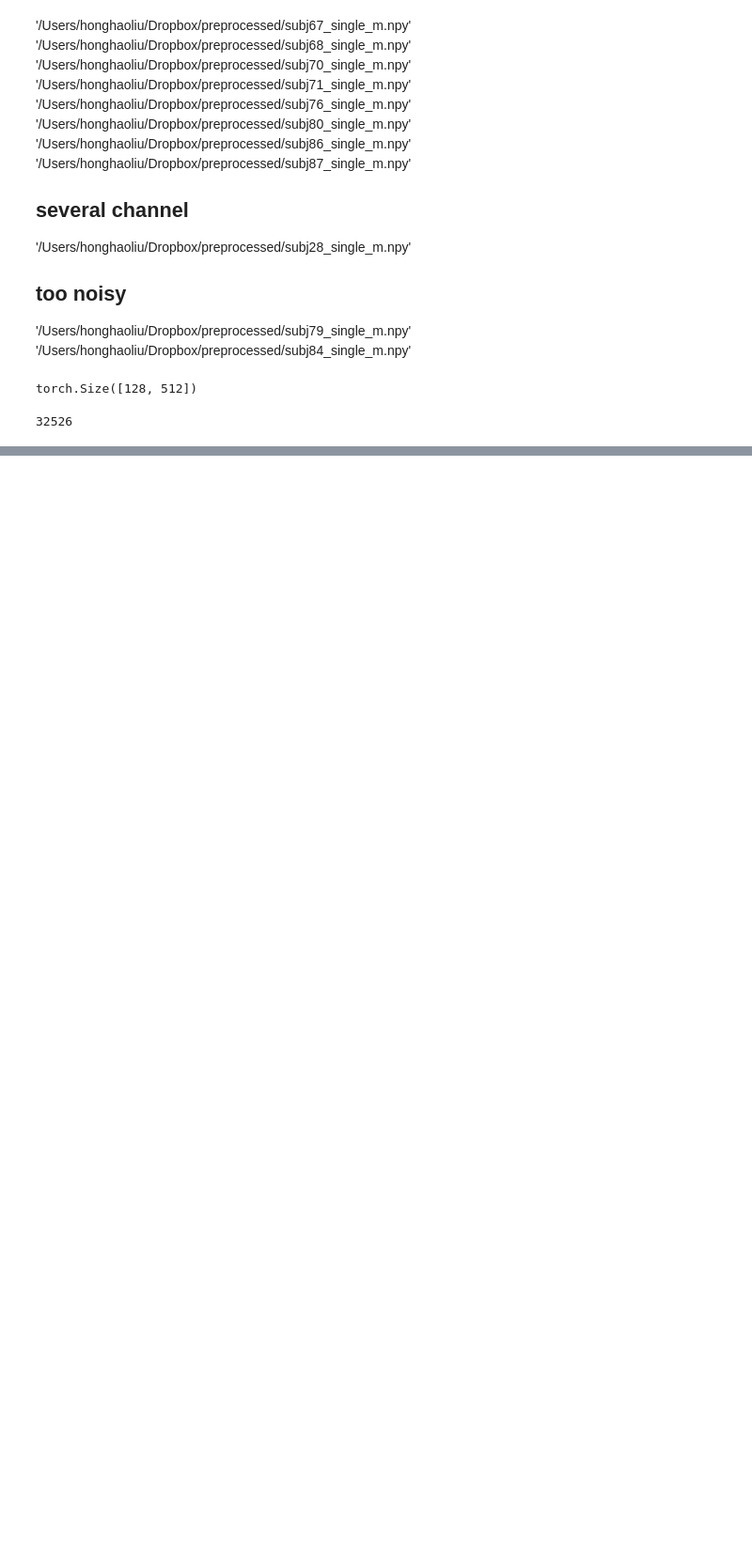
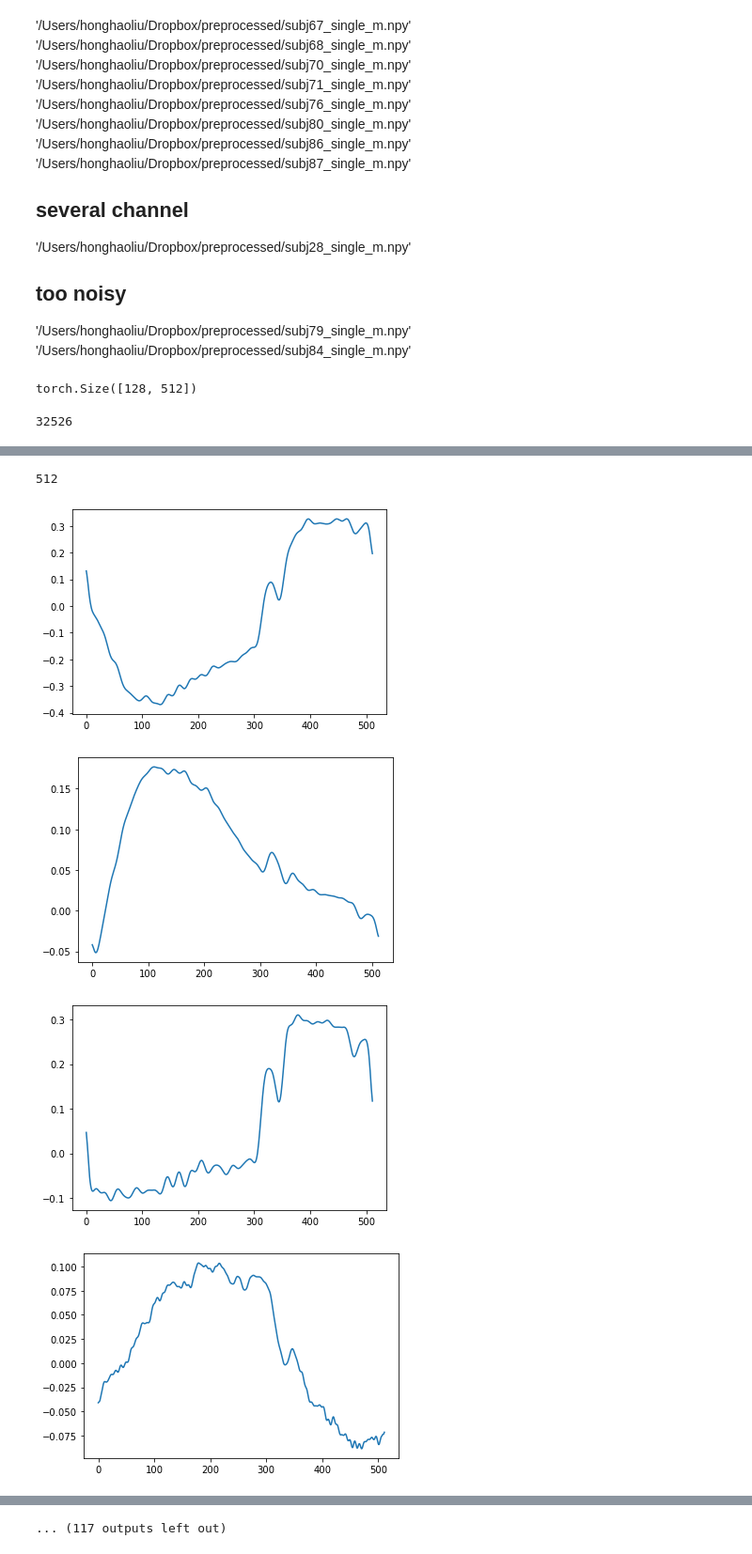
Before and after one commit to HLSUD/BISS, a Jupyter notebook: tmp/visualize_eeg_data.ipynb, the cells around one changed output, grey strips where cells are left out. Shown at 94% size. Saved outputs shown, nothing was run; the diff lists cells and outputs as text; code cells hidden in the pictures; blank space fills up the shorter version.

Commit message:
smooth singals and add the cl

```diff
--- a/tmp/visualize_eeg_data.ipynb
+++ b/tmp/visualize_eeg_data.ipynb
@@ -276 +278,27 @@ torch.Size([128, 512])
+# %%
+def smooth_signal(signal, weight_threshold=100, keep_ratio=0.05, savgol=True, win=7, poly=1):
+    x_axis = np.arange(0, sample.shape[-1])
+    # to frequent domain
+    w = scipy.fftpack.rfft(signal)
+    f = scipy.fftpack.rfftfreq(signal.shape[-1], x_axis[1]-x_axis[0])
+    spectrum = w**2
+    # remove f with small value
+    cutoff_idx = spectrum < (spectrum.max()/weight_threshold)
+    if (cutoff_idx.sum() / len(cutoff_idx)) > (1-keep_ratio):
+        idx = int((1-keep_ratio)*sample.shape[-1])
+        cutoff_idx = spectrum < np.sort(spectrum)[idx]
+#     print(cutoff_idx.sum(),len(cutoff_idx))
+    w2 = w.copy()
+    w2[cutoff_idx] = 0
+
+    s_smooth = scipy.fftpack.irfft(w2)
+#     plt.plot(x_axis, s_smooth)
+#     plt.show()
+    # Savitzky-Golay filter
+    if savgol:
+        smooth = savgol_filter(s_smooth, win, poly, mode='nearest')
+    plt.plot(x_axis, smooth)
+    plt.show()
+
+    return s_smooth
 # %%
@@ -291,0 +319,10 @@ import random
+# %%
+print(sample.shape[-1])
+for i in range(sample.shape[-2]):
+    sample[i] = smooth_signal(sample[i])
+# %% [output]
+512
+[figure, added]
+[figure, added]
+[figure, added]
+[figure, added]
@@ -291,0 +336 @@ import random
+... (117 outputs left out)
```
Also changed, not shown: parts of 16 cells of this notebook, 7 other files.
